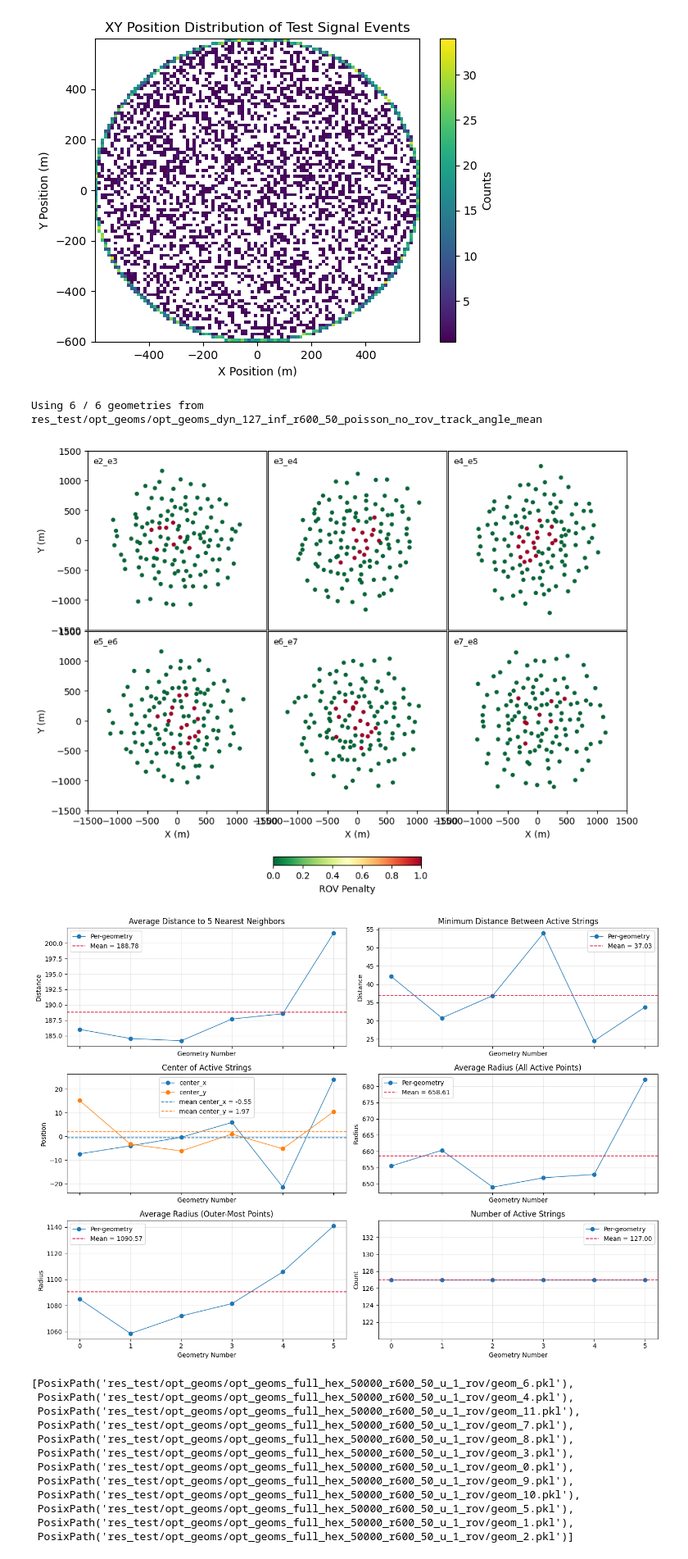
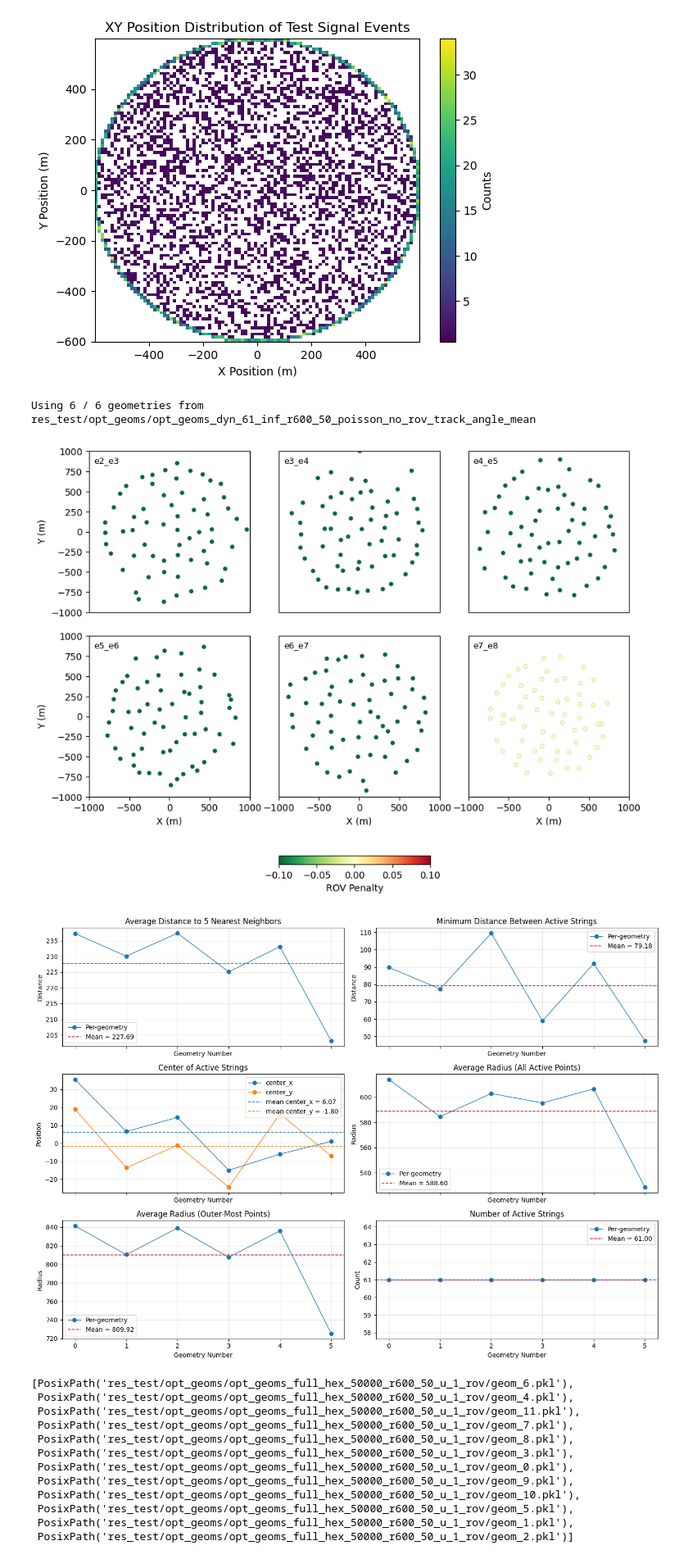
Before and after one commit to kristiantcho/nugget, a Jupyter notebook: nugget/examples/test_evaluation.ipynb, the cells around one changed output. Shown at 82% size. Drawn from its saved outputs; the diff is of its cells as text; code cells hidden in the pictures.

```diff
--- a/nugget/examples/test_evaluation.ipynb
+++ b/nugget/examples/test_evaluation.ipynb
@@ -340,12 +340,12 @@ Text(0, 0.5, 'Y Position (m)')
 from pathlib import Path
 from scipy.spatial import ConvexHull
 
-device='cuda:3'
+device='cuda:2'
 # Folder containing geom_*.pkl files
-geom_folder = Path("res_test/opt_geoms/opt_geoms_dyn_127_inf_r600_50_poisson_no_rov_track_angle_mean")
+geom_folder = Path("res_test/opt_geoms/opt_geoms_dyn_61_inf_r600_50_poisson_no_rov_track_angle_mean")
 num_angles = 360
 num_cols = 3
-zoom_range = 1500
+zoom_range = 1000
 # Number of geometries to plot/analyze
 # Set to None (or <=0) to use all geometries
 num_geometries_to_pick = None
@@ -397,7 +397,7 @@ for ind, geom_path in enumerate(geom_paths):
     rov_per_string = (
         rov_loss(geom_dict,
                 num_angles=num_angles,
-                rov_alt_mode=True,
+                rov_alt_mode=False,
                 **{
                 'detach_other_probs':True,
                 'rov_soft_inside':False,
@@ -623,36 +623,36 @@ axes2[2].legend()
 axes2[2].grid(alpha=0.3)
 
 axes2[3].plot(stats_idx, avg_radius_all, marker="o", linewidth=1, label="Per-geometry")
 axes2[3].axhline(avg_radius_all_mean, color="crimson", linestyle="--", linewidth=1.2, label=f"Mean = {avg_radius_all_mean:.2f}")
 axes2[3].set_title("Average Radius (All Active Points)")
 axes2[3].set_ylabel("Radius")
 axes2[3].grid(alpha=0.3)
 axes2[3].legend()
 
 axes2[4].plot(stats_idx, avg_radius_outer, marker="o", linewidth=1, label="Per-geometry")
 axes2[4].axhline(avg_radius_outer_mean, color="crimson", linestyle="--", linewidth=1.2, label=f"Mean = {avg_radius_outer_mean:.2f}")
 axes2[4].set_title("Average Radius (Outer-Most Points)")
 axes2[4].set_xlabel("Geometry Number")
 axes2[4].set_ylabel("Radius")
 axes2[4].grid(alpha=0.3)
 axes2[4].legend()
 
 axes2[5].plot(stats_idx, active_string_counts, marker="o", linewidth=1, label="Per-geometry")
 axes2[5].axhline(active_string_count_mean, color="crimson", linestyle="--", linewidth=1.2, label=f"Mean = {active_string_count_mean:.2f}")
 axes2[5].set_title("Number of Active Strings")
 axes2[5].set_ylabel("Count")
 axes2[5].grid(alpha=0.3)
 axes2[5].legend()
 
 for ax in axes2:
     ax.set_xlabel("Geometry Number")
 
 fig2.tight_layout()
 plt.show()
 # %% [output]
-Using 6 / 6 geometries from res_test/opt_geoms/opt_geoms_dyn_127_inf_r600_50_poisson_no_rov_track_angle_mean
+Using 6 / 6 geometries from res_test/opt_geoms/opt_geoms_dyn_61_inf_r600_50_poisson_no_rov_track_angle_mean
-[figure, old version]
+[figure, new version]
-[figure, old version]
+[figure, new version]
 # %%
 all_geom_paths[0]
 # %% [output]
```
